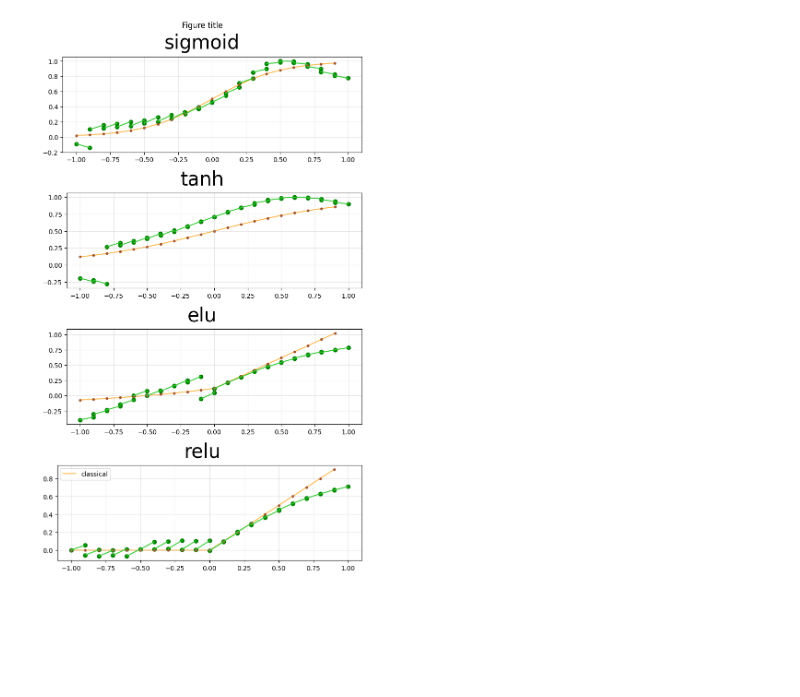
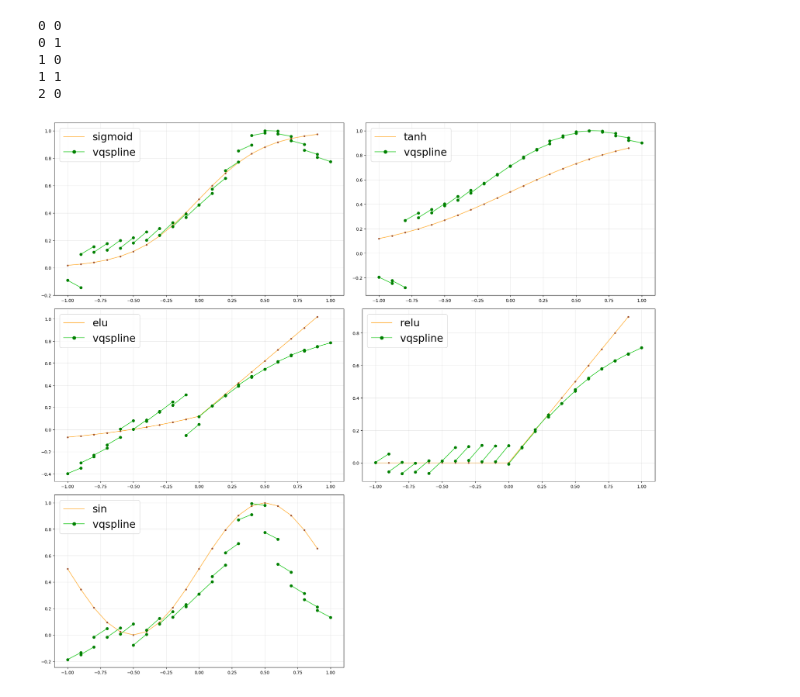
Before and after one commit to inajetovic/Variational-Quantum-Splines, a Jupyter notebook: vi_res_vqs.ipynb, the cells around one changed output. Drawn from its saved outputs; the diff is of its cells as text; code cells hidden in the pictures; blank space fills up the shorter version.

```diff
--- a/vi_res_vqs.ipynb
+++ b/vi_res_vqs.ipynb
@@ -5,15 +5,17 @@ import pandas as pd
 import numpy as np
 from vqls import *
 from utils import *
+import matplotlib.lines as mlines
+
 
 nq = 1
 n_step = 20
 step = (1-(-1))/n_step
 
-label = 'elu'
-func_out = {'sigmoid': sigmoid,'tanh': tanh,'elu': elu, 'relu': relu}#, 'sin':sin_m}
+label = 'sin'
+func_out = {'sigmoid': sigmoid,'tanh': tanh,'elu': elu, 'relu': relu, 'sin':sin_m}
 func_list = list(func_out.keys())
-func_dict = {'sigmoid': .0,'tanh': 1.0,'elu':.12, 'relu':.0, 'sin':.0}
+func_dict = {'sigmoid': .0,'tanh': 1.0,'elu':.12, 'relu':.0, 'sin':1}
 columns=['function', 'nq', 'knot', 'training cost', 'time(s)', 'weights', 'RSS_h', 'RSS_q' ]
 
 file_path = f'results_vqs_{label}_1_{n_step}.json'
@@ -111,19 +113,20 @@ for flab, fun in func_out.items():
 df = pd.DataFrame(tot, columns=columns)
 # %%
 
-fig = plt.figure(constrained_layout=True, figsize=(7,12))
-fig.suptitle('Figure title')
-axE = fig.subfigures(4,1,  )
+fig = plt.figure(constrained_layout=True, figsize=(20,18))
+axE = fig.subfigures(3,2,  )
 j = 0
+k = 0
 rss=[]
 for flab, fun in func_out.items():
-    axE[j].suptitle(f'{flab}',fontsize=30)
+    #axE[k][j].suptitle(f'{flab}',fontsize=30)
 
-    ax = axE[j].subplots(nrows=1, ncols=1, sharey=True,)
-
+    ax = axE[k][j].subplots(nrows=1, ncols=1, sharey=True,)
     #ax.set_ylim(-0.1,1)
-
     j-=-1
+    if j>=2:
+        k-=-1
+        j=j%2
     dl = df[df['function'] == flab].iloc[0]
     X = []
     f_i = func_dict[flab]
@@ -132,41 +135,50 @@ for flab, fun in func_out.items():
     y = [fun(value,f_i) for value in x]
 
     for i in range(1, len(x)):
-        X.append(np.arange(x[i - 1], x[i], step - 0.0001).tolist())
+        X.append(np.arange(x[i - 1], x[i], step - 0.000001).tolist())
 
 
     qc_full = []
     classic_prod = []
     qprod = qProduct(1)
     for i in range(len(X)):
         for x in X[i]:
             point = [1,x]
             qc_full.append(qprod.direct_prod2(dl.weights[i],point,visualize=False))
 
     x = [item for sublist in X for item in sublist]
     y = [fun(value,f_i) for value in x]
 
 
 
 
     x1=[i for j,i in enumerate(x) if j%2==0]
     y1=[i for j,i in enumerate(y) if j%2==0]
     x2 = np.array([i for i in x]).reshape([20,2])
     yeee = np.array([i.item() for i in qc_full]).reshape([20,2])
 
 
     #ax.plot(x, qc_full, color='steelblue',label=' Qspline')
     #ax.scatter(x, qc_full, color='steelblue',label=' Qspline')
     for xk, yk in zip(x2, yeee):
-        ax.plot(xk, yk, color='#33cc33')
-        ax.scatter(xk, yk, color='#008000')
+        ax.plot(xk, yk, zorder = 1,color='#33cc33')
+        ax.scatter(xk, yk, zorder=2,color='#008000')
 
-    ax.plot(x1,y1,color='#ffb84d', zorder = -1, label='classical')
-    ax.scatter(x1,y1,color='sienna',s=10)
+    ax.plot(x1,y1,color='#ffb84d', zorder = -1, label=f'{flab}')
+    ax.scatter(x1,y1,color='sienna',zorder=0,s=10)
     ax.grid(alpha=0.3)
-plt.legend(loc='best')
+    handles, labels = ax.get_legend_handles_labels()
+    handles.append(mlines.Line2D([], [], color='#33cc33', marker='.',
+                          markersize=15, label='vqspline', markerfacecolor='#008000', markeredgecolor='#008000'))
+    plt.legend(handles = handles, loc='best', fontsize=24)
+
 plt.show()
 plt.close()
 # %% [output]
+0 0
+0 1
+1 0
+1 1
+2 0
-[figure, old version]
+[figure, new version]
 # %%
```
Also changed, not shown: parts of 6 cells of this notebook, 20 other files.
